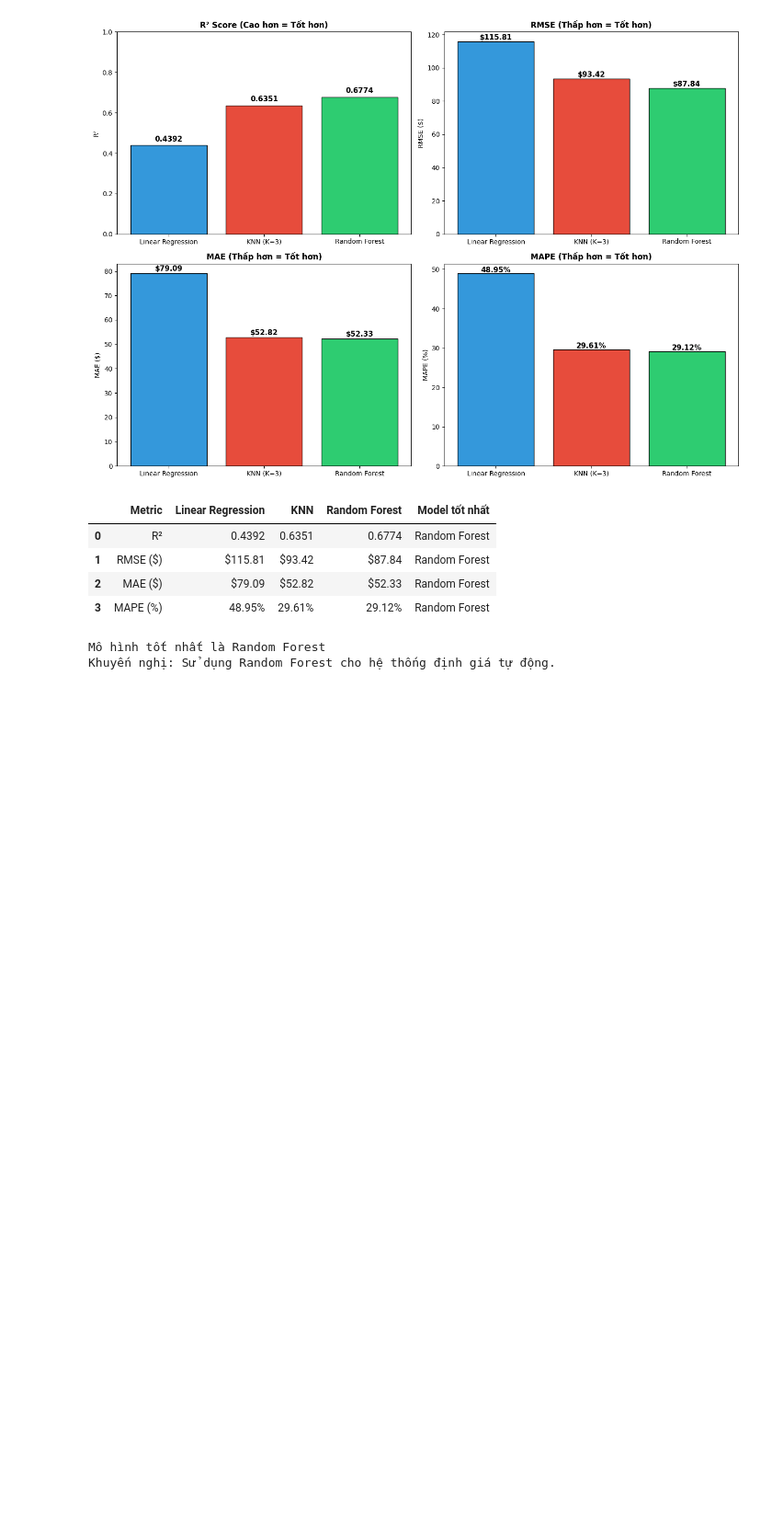
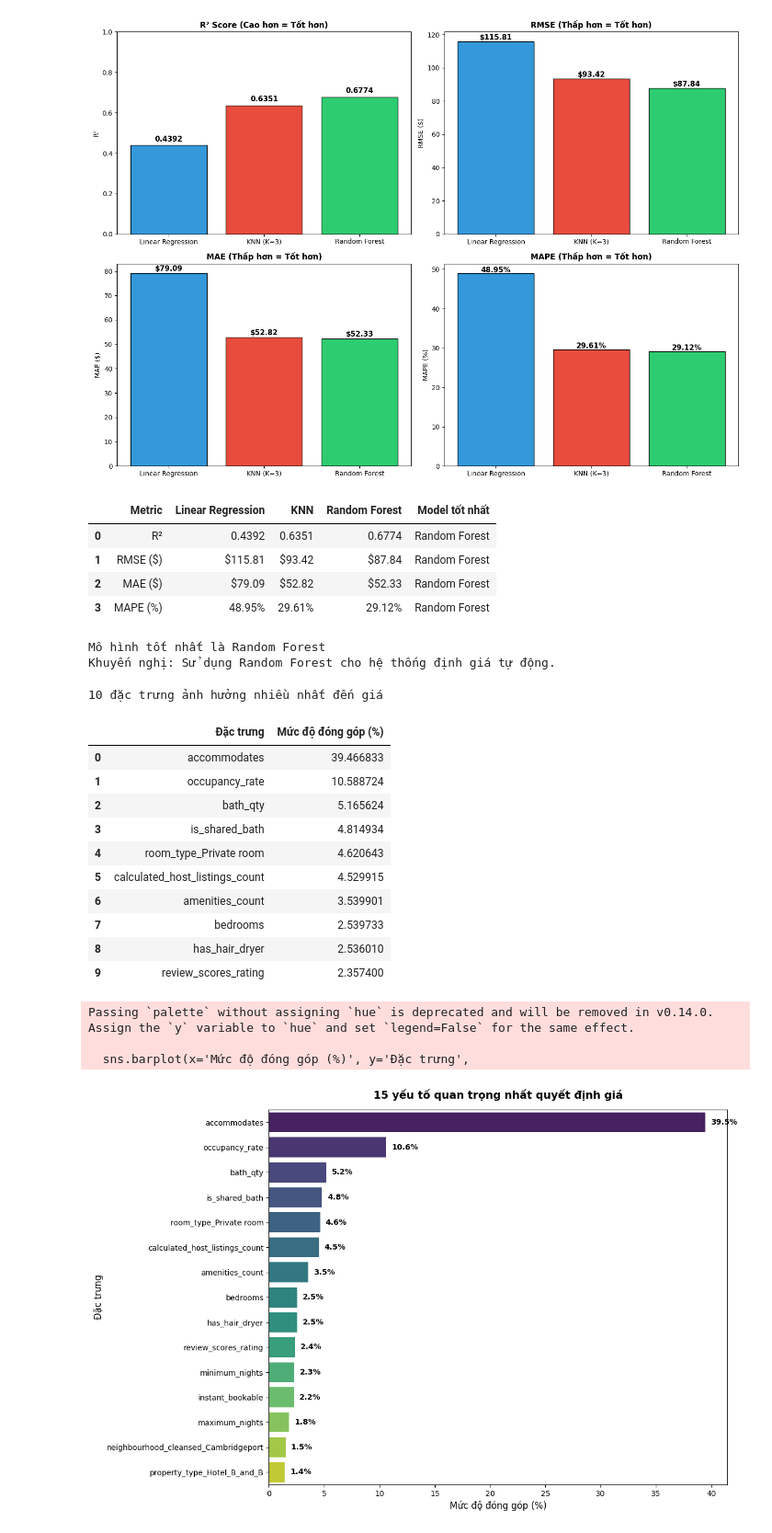
Before and after one commit to baokhanhth/Group01_Data_Analysis, a Jupyter notebook: notebooks/model_prototyping.ipynb, the cells around one changed output. Shown at 92% size. Saved outputs shown, nothing was run; the diff lists cells and outputs as text; code cells hidden in the pictures; blank space fills up the shorter version.

Commit message:
Update Feature Importance

```diff
--- a/notebooks/model_prototyping.ipynb
+++ b/notebooks/model_prototyping.ipynb
@@ -261,3 +260,49 @@ if overall_winner == 'Random Forest':
 | 3 | MAPE (%) | 48.95% | 29.61% | 29.12% | Random Forest |
 Mô hình tốt nhất là Random Forest
 Khuyến nghị: Sử dụng Random Forest cho hệ thống định giá tự động.
+# %%
+# Trích xuất dữ liệu từ mô hình và ghép với tên cột
+# đối thành %
+feature_imp = pd.DataFrame({
+    'Đặc trưng': X_train_scaled.columns,
+    'Mức độ đóng góp (%)': rf_model.feature_importances_ * 100
+}).sort_values(by='Mức độ đóng góp (%)', ascending=False).reset_index(drop=True)
+
+print("10 đặc trưng ảnh hưởng nhiều nhất đến giá")
+display(feature_imp.head(10))
+
+# vẽ biểu đồ
+plt.figure(figsize=(12, 8))
+
+sns.barplot(x='Mức độ đóng góp (%)', y='Đặc trưng',
+            data=feature_imp.head(15), palette='viridis')
+
+plt.title('15 yếu tố quan trọng nhất quyết định giá',
+          fontsize=14, fontweight='bold', pad=15)
+plt.xlabel('Mức độ đóng góp (%)', fontsize=12)
+plt.ylabel('Đặc trưng', fontsize=12)
+
+for index, value in enumerate(feature_imp['Mức độ đóng góp (%)'].head(15)):
+    plt.text(value + 0.5, index, f'{value:.1f}%', va='center',
+             fontsize=10, fontweight='bold')
+
+plt.tight_layout()
+plt.savefig('../reports/figures/feature_importance_rf.png', dpi=300, bbox_inches='tight')
+plt.show()
+# %% [output]
+10 đặc trưng ảnh hưởng nhiều nhất đến giá
+|  | Đặc trưng | Mức độ đóng góp (%) |
+| 0 | accommodates | 39.466833 |
+| 1 | occupancy_rate | 10.588724 |
+| 2 | bath_qty | 5.165624 |
+| 3 | is_shared_bath | 4.814934 |
+| 4 | room_type_Private room | 4.620643 |
+| 5 | calculated_host_listings_count | 4.529915 |
+| 6 | amenities_count | 3.539901 |
+| 7 | bedrooms | 2.539733 |
+| 8 | has_hair_dryer | 2.536010 |
+| 9 | review_scores_rating | 2.357400 |
+Passing `palette` without assigning `hue` is deprecated and will be removed in v0.14.0. Assign the `y` variable to `hue` and set `legend=False` for the same effect.
+
+  sns.barplot(x='Mức độ đóng góp (%)', y='Đặc trưng',
+[figure, added]
```
Also changed, not shown: parts of 1 cell of this notebook, 3 other files.
